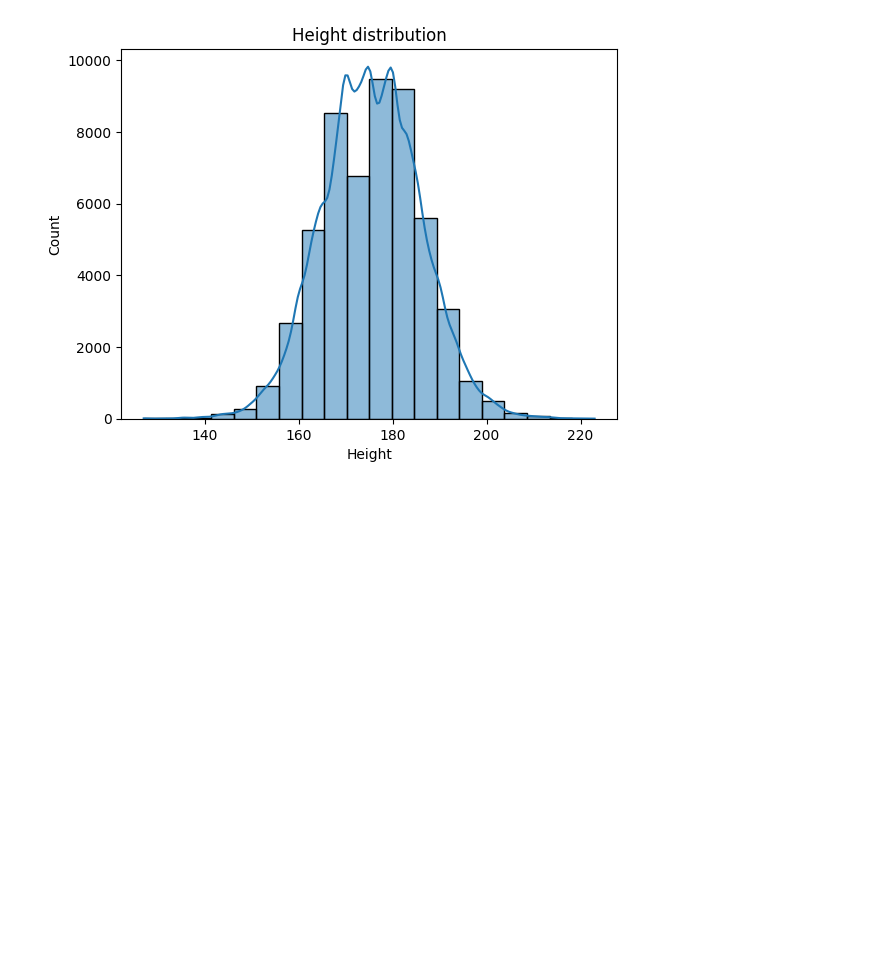
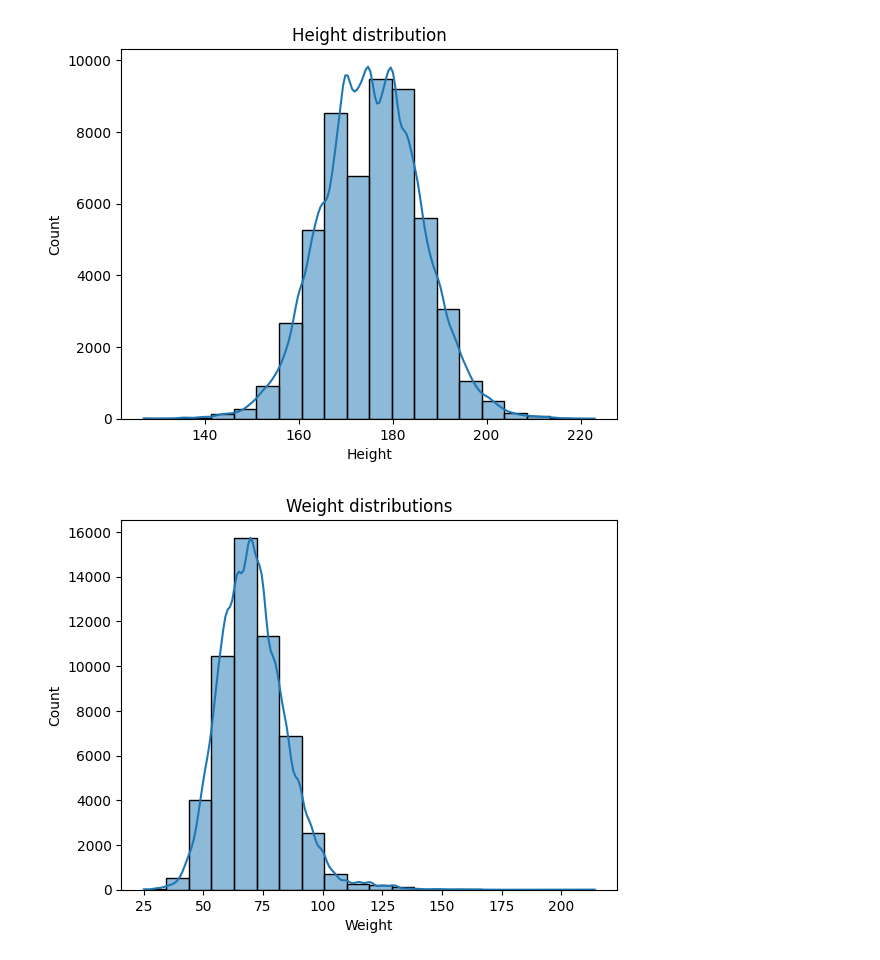
Before and after one commit to samwanyua/Exploratory-Data-Analysis-EDA--Olympics-Dataset, a Jupyter notebook: Notebook.ipynb, the cells around one changed output. Cells and saved outputs as stored; diff of their text form; code cells hidden in the pictures; blank space fills up the shorter version.

Commit message:
Grouping data

```diff
--- a/Notebook.ipynb
+++ b/Notebook.ipynb
@@ -123,3 +123,9 @@ plt.title("Height distribution")
 plt.show()
 # %% [output]
 [figure]
+# %%
+sns.histplot(data=data, x="Weight", bins=20, kde=True)
+plt.title("Weight distributions")
+plt.show()
+# %% [output]
+[figure, added]
```
Also changed, not shown: parts of 5 cells of this notebook.
